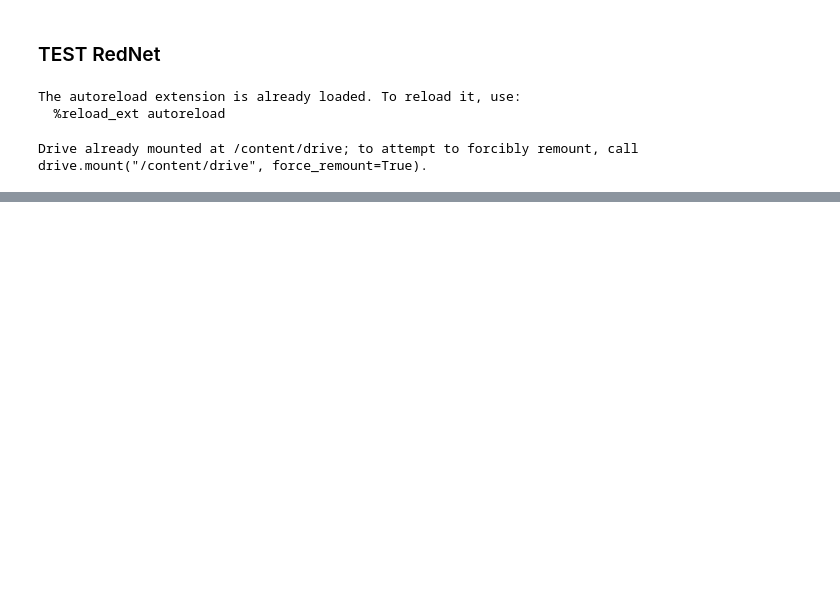
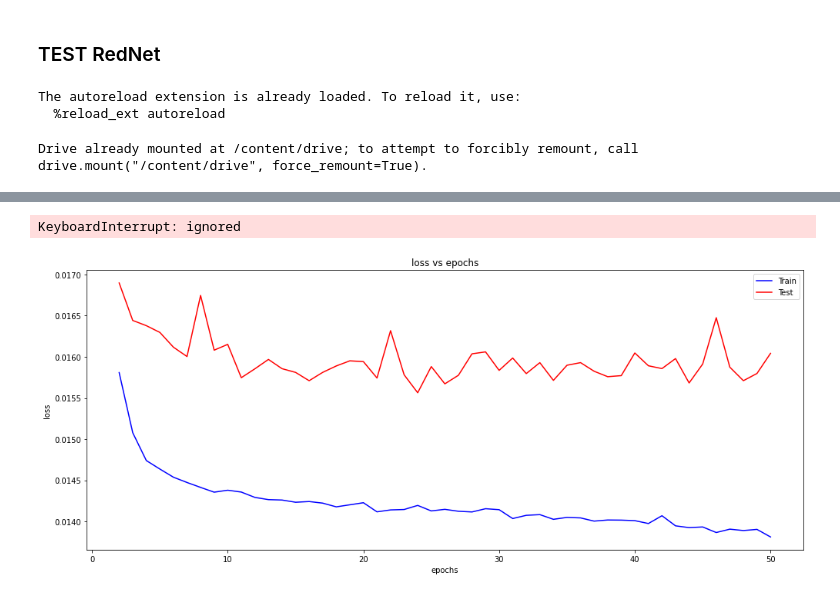
Before and after one commit to eseiler18/DL_project, a Jupyter notebook: notebook/test_rednet.ipynb, the cells around one changed output, grey strips where cells are left out. Drawn from its saved outputs; the diff is of its cells as text; code cells hidden in the pictures; blank space fills up the shorter version.

Commit message:
fix test rednet

```diff
--- a/notebook/test_rednet.ipynb
+++ b/notebook/test_rednet.ipynb
@@ -35,12 +35,11 @@ from src.path import DATA_TRAIN, OUT_DIR, MODELS_DIR, generate_model_filename, g
 from models.rednet import RedNet
 # %%
 class ImgDataset(Dataset):
-    """Dataset of nuclear fusion time series."""
     def __init__(self, data_dir: str) -> None:
         self.data_dir = data_dir
         self.noisy_imgs1 ,self.noisy_imgs2 = torch.load(data_dir)
-        # self.noisy_imgs1 = self.noisy_imgs1[0:100, ...]
-        # self.noisy_imgs2 = self.noisy_imgs2[0:100, ...]
+        self.noisy_imgs1 = self.noisy_imgs1[0:2000, ...]
+        self.noisy_imgs2 = self.noisy_imgs2[0:2000, ...]
 
     def __getitem__(self, index):
         x = self.noisy_imgs1[index, ...]/255.0
@@ -57,7 +56,7 @@ trainDataset, testDataset = torch.utils.data.random_split(data,
                                                           dataNumbers)
 trainDataLoader=torch.utils.data.DataLoader(trainDataset, batch_size=16,
                                             shuffle=True)
-testDataLoader=torch.utils.data.DataLoader(testDataset,batch_size=16,
+testDataLoader = torch.utils.data.DataLoader(testDataset,batch_size=16,
                                            shuffle=True)
 # %%
 model = RedNet()
@@ -86,3 +85,11 @@ RedNet(
   (relu): ReLU()
   (tanh): Tanh()
 )
+# %%
+# run this cell to load a pretrained model
+
+name = "model-20220420.pt"
+if torch.cuda.is_available():
+  model.load_state_dict(torch.load(os.path.join(MODELS_DIR, name)))
+else:
+  model.load_state_dict(torch.load(os.path.join(MODELS_DIR, name), map_location=torch.device('cpu')))
@@ -89,9 +108,7 @@ RedNet(
 # %%
-epochs=15
-train_loss = []
-test_loss = []
+epochs=2
 
-with trange(1, epochs + 1, desc='Training', unit='epoch') as t:
+with trange(1 + len(train_loss), epochs + 1 + len(train_loss), desc='Training', unit='epoch') as t:
 
     for epoch in t:
         losses = []
@@ -114,7 +131,7 @@ with trange(1, epochs + 1, desc='Training', unit='epoch') as t:
                 # Append loss
                 losses.append(loss)
 
-        train_loss.append(sum(losses)/float(len(losses)))
+        train_loss.append((sum(losses)/float(len(losses))).item())
 
         with torch.no_grad():
             losses = []
@@ -130,7 +147,7 @@ with trange(1, epochs + 1, desc='Training', unit='epoch') as t:
                     loss = criterion(output, y_test)
                     losses.append(loss)
 
-        test_loss.append(sum(losses)/float(len(losses)))
+        test_loss.append((sum(losses)/float(len(losses))).item())
 
 # save model
 filename = generate_model_filename()
@@ -144,4 +161,20 @@ history = dict()
 history["train_loss"] = train_loss
 history["test_loss"] = test_loss
 with open(filename, 'wb') as f:
-  pickle.dump(losses, f)
+  pickle.dump(history, f)
+# %% [output]
+KeyboardInterrupt: ignored
+# %%
+import matplotlib.pyplot as plt
+fig = plt.figure(1, figsize=(14, 6))
+ax1 = plt.subplot()
+ax1.plot(range(2, len(train_loss)+1), train_loss[1:], color="b", label="Train")
+ax1.plot(range(2, len(test_loss)+1), test_loss[1:], color="r", label="Test")
+ax1.set_title("loss vs epochs")
+ax1.set_ylabel("loss")
+ax1.set_xlabel("epochs")
+fig.tight_layout()
+plt.legend()
+plt.show()
+# %% [output]
+[figure, added]
```
Also changed, not shown: parts of 3 cells of this notebook.
